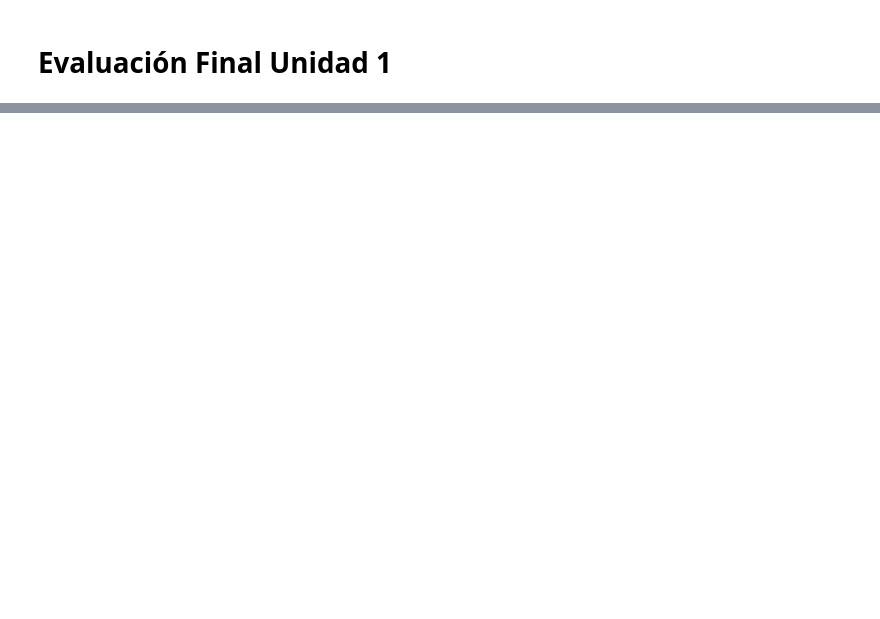
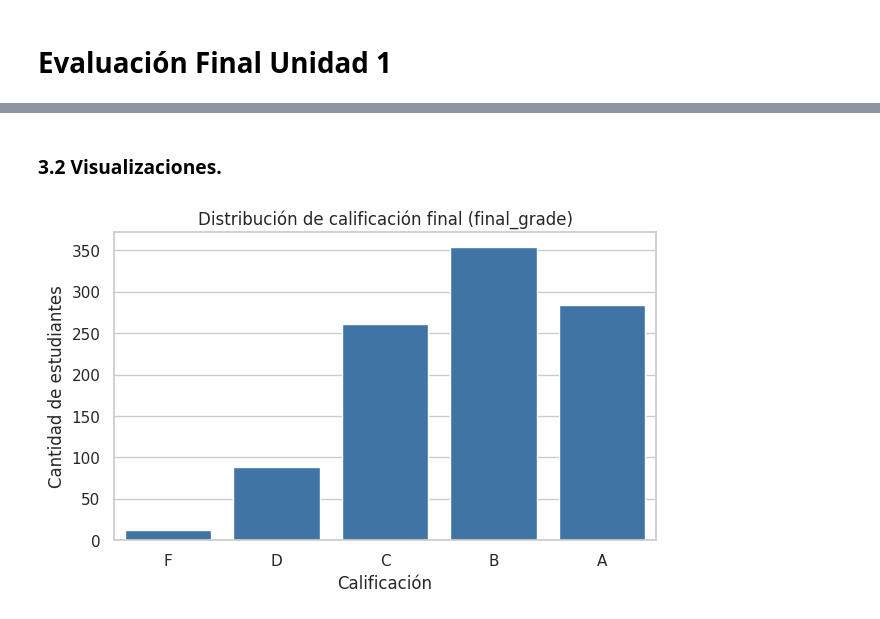
Before and after one commit to asndjkasdnjkasdjnkasdj/-Lab01_EDA_Azocar_Benjamin, a Jupyter notebook: Benjamin_Azocar_Evaluacion1.ipynb, the cells around one changed output, grey strips where cells are left out. Drawn from its saved outputs; the diff is of its cells as text; code cells hidden in the pictures; blank space fills up the shorter version.

```diff
--- a/Benjamin_Azocar_Evaluacion1.ipynb
+++ b/Benjamin_Azocar_Evaluacion1.ipynb
@@ -49,0 +68,9 @@ Autor: Harshada Patil
+# %%
+import pandas as pd
+import numpy as np
+import matplotlib.pyplot as plt
+import seaborn as sns
+
+pd.set_option("display.max_columns", 50)
+sns.set_theme(style="whitegrid")
+print("Librerías cargadas correctamente")
@@ -49,0 +79,5 @@ Autor: Harshada Patil
+# %%
+from google.colab import files
+archivos_subidos = files.upload()
+nombre_csv = next(iter(archivos_subidos))
+print("Archivo seleccionado:", nombre_csv)
@@ -49,0 +88,4 @@ Autor: Harshada Patil
+# %%
+df = pd.read_csv(nombre_csv)
+print("Filas:", df.shape[0], "| Columnas:", df.shape[1])
+df.head()
@@ -49,0 +156,3 @@ Autor: Harshada Patil
+# %%
+df['parental_education'] = df['parental_education'].fillna('Desconocido')
+df['parental_education'].value_counts()
@@ -49,0 +168,12 @@ Autor: Harshada Patil
+# %% [markdown]
+### 3.2 Visualizaciones.
+# %%
+plt.figure(figsize=(7,4))
+orden = ['F', 'D', 'C', 'B', 'A']
+sns.countplot(data=df, x='final_grade', order=orden, color="#2E75B6")
+plt.title("Distribución de calificación final (final_grade)")
+plt.xlabel("Calificación")
+plt.ylabel("Cantidad de estudiantes")
+plt.show()
+# %% [output]
+[figure, added]
```
Also changed, not shown: parts of 34 cells of this notebook.
